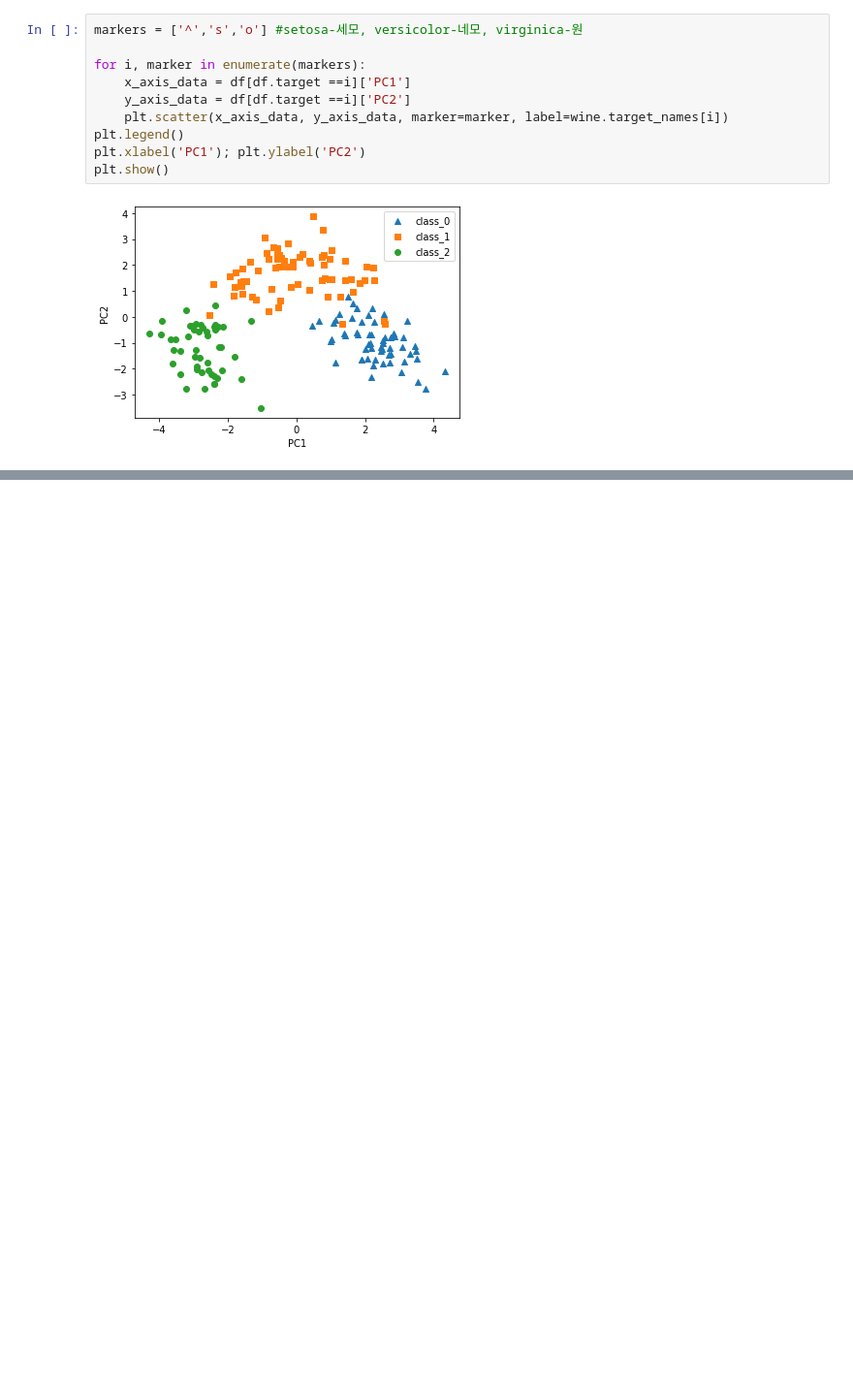
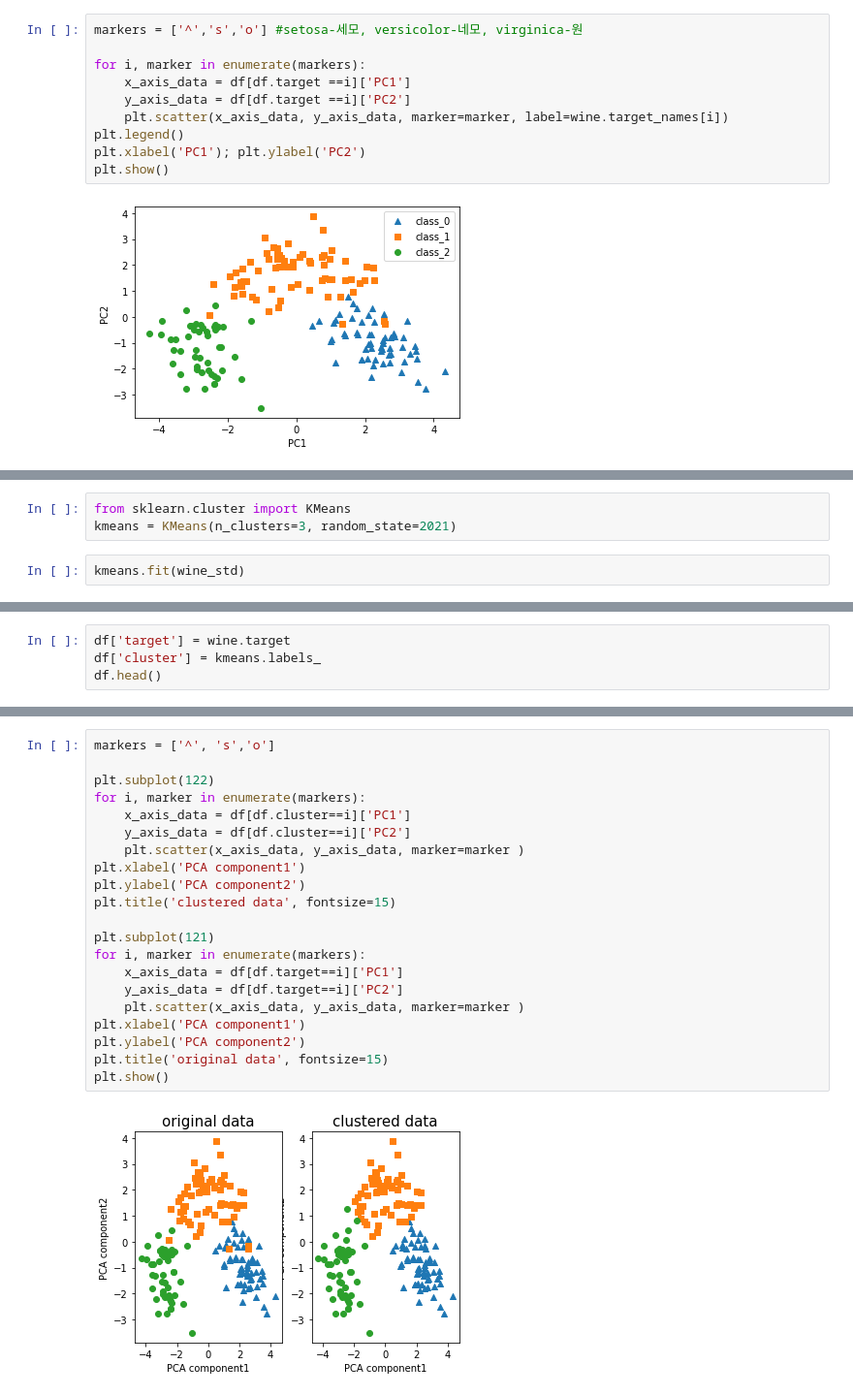
Before and after one commit to vvbshvv/machine-learining, a Jupyter notebook: 05.차원축소 군집화/02.와인데이터PCA.ipynb, the cells around one changed output, grey strips where cells are left out. Shown: that part at 97% size. Drawn from its saved outputs; the diff is of its cells as text; blank space fills up the shorter version.

```diff
--- a/04.회귀/06.와인데이터PCA.ipynb
+++ b/05.차원축소 군집화/02.와인데이터PCA.ipynb
@@ -86,0 +89,5 @@ plt.show()
+# %%
+from sklearn.cluster import KMeans
+kmeans = KMeans(n_clusters=3, random_state=2021)
+# %%
+kmeans.fit(wine_std)
@@ -86,0 +108,4 @@ plt.show()
+# %%
+df['target'] = wine.target
+df['cluster'] = kmeans.labels_
+df.head()
@@ -86,0 +119,23 @@ plt.show()
+# %%
+markers = ['^', 's','o']
+
+plt.subplot(122)
+for i, marker in enumerate(markers):
+    x_axis_data = df[df.cluster==i]['PC1']
+    y_axis_data = df[df.cluster==i]['PC2']
+    plt.scatter(x_axis_data, y_axis_data, marker=marker )
+plt.xlabel('PCA component1')
+plt.ylabel('PCA component2')
+plt.title('clustered data', fontsize=15)
+
+plt.subplot(121)
+for i, marker in enumerate(markers):
+    x_axis_data = df[df.target==i]['PC1']
+    y_axis_data = df[df.target==i]['PC2']
+    plt.scatter(x_axis_data, y_axis_data, marker=marker )
+plt.xlabel('PCA component1')
+plt.ylabel('PCA component2')
+plt.title('original data', fontsize=15)
+plt.show()
+# %% [output]
+[figure, added]
```
Also changed, not shown: parts of 4 cells of this notebook, 2 other files.
